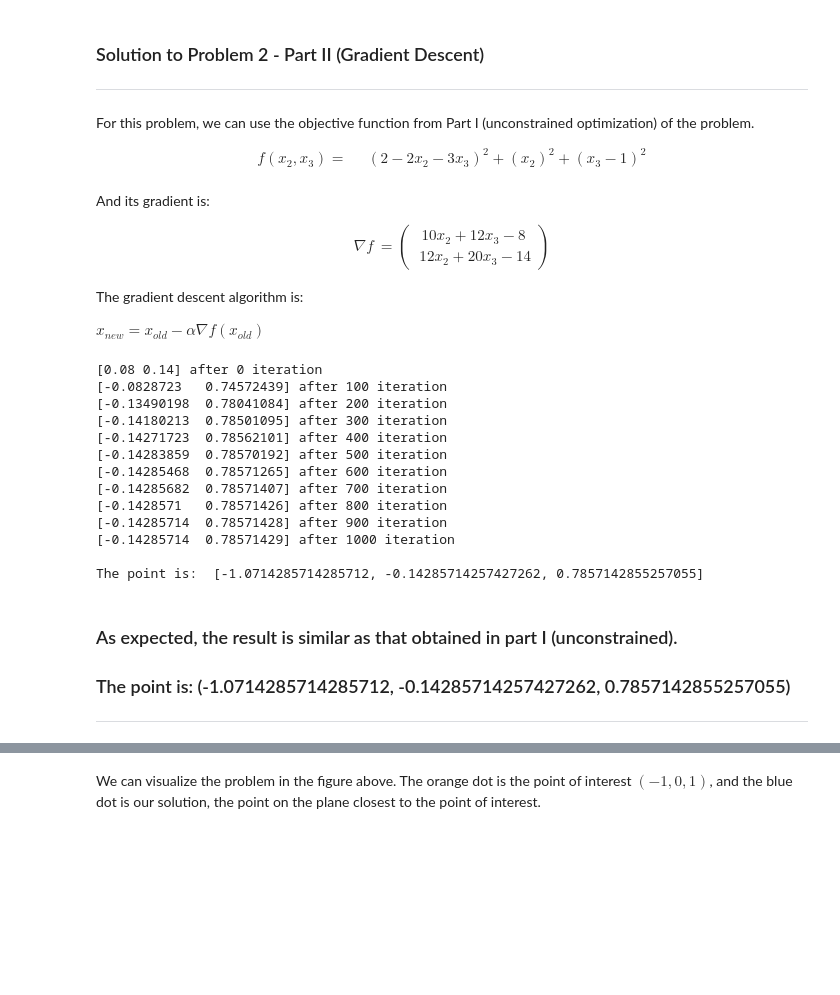
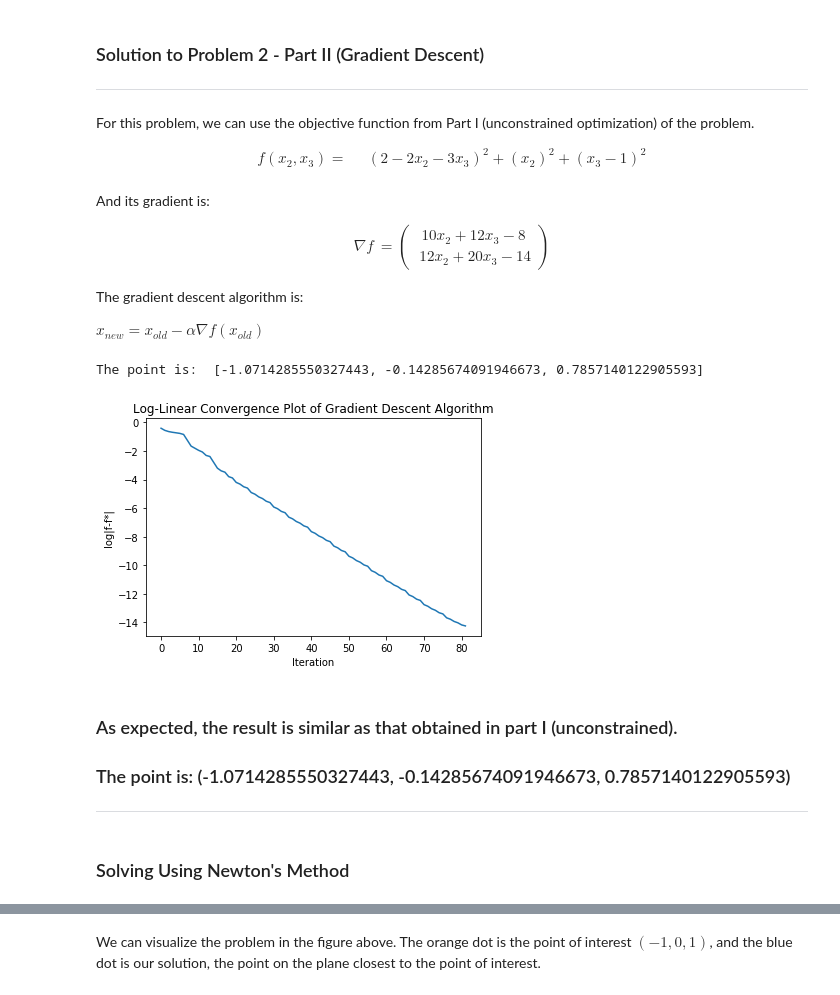
Before and after one commit to ghimiremukesh/Design_Optimization, a Jupyter notebook: Homework/Homework 2.ipynb, the cells around one changed output, grey strips where cells are left out. Drawn from its saved outputs; the diff is of its cells as text; code cells hidden in the pictures; blank space fills up the shorter version.

Commit message:
solved all problems, implemented line_search for both GD and Newtons

```diff
--- a/Homework/Homework 2.ipynb
+++ b/Homework/Homework 2.ipynb
@@ -323,18 +345,3 @@ $$
 The gradient descent algorithm is:
 
 $x_{new} = x_{old} - \alpha \nabla f(x_{old})$
-# %%
-import numpy as np
-X = np.zeros((2))
-
-grad = lambda x: np.array([10*x[0] + 12*x[1] - 8, 12*x[0] + 20*x[1] - 14])
-
-#line search is not implemented, alpha is manually checked
-
-def Gradient_Descent(x, grad, alpha, itr):
-    for i in range(itr):
-        x_new = x - alpha*grad(x)
-        x = x_new
-        if i % 100 == 0:
-            print(x_new, 'after', i, 'iteration')
-    return x_new
@@ -341,24 +389,22 @@ def Gradient_Descent(x, grad, alpha, itr):
 # %%
-result = Gradient_Descent(X, grad, 0.01, 1050)
+result, error = Gradient_Descent(f, grad, X)
 
-print("\nThe point is: ", [(1 - 2*result[0] - 3*result[1]), result[0], result[1]] )
+
+print("\nThe point is: ", [(1 - 2*result[0] - 3*result[1]), result[0], result[1]])
+
+plt.plot(np.log(error))
+plt.xlabel("Iteration")
+plt.ylabel("log|f-f*|")
+plt.title("Log-Linear Convergence Plot of Gradient Descent Algorithm")
+plt.show()
 # %% [output]
-[0.08 0.14] after 0 iteration
-[-0.0828723   0.74572439] after 100 iteration
-[-0.13490198  0.78041084] after 200 iteration
-[-0.14180213  0.78501095] after 300 iteration
-[-0.14271723  0.78562101] after 400 iteration
-[-0.14283859  0.78570192] after 500 iteration
-[-0.14285468  0.78571265] after 600 iteration
-[-0.14285682  0.78571407] after 700 iteration
-[-0.1428571   0.78571426] after 800 iteration
-[-0.14285714  0.78571428] after 900 iteration
-[-0.14285714  0.78571429] after 1000 iteration
-
-The point is:  [-1.0714285714285712, -0.14285714257427262, 0.7857142855257055]
+The point is:  [-1.0714285550327443, -0.14285674091946673, 0.7857140122905593]
+[figure, added]
 # %% [markdown]
 ### As expected, the result is similar as that obtained in part I (unconstrained).
 
-### The point is: (-1.0714285714285712, -0.14285714257427262, 0.7857142855257055)
+### The point is: (-1.0714285550327443, -0.14285674091946673, 0.7857140122905593)
 
 <hr style="height:2px">
+# %% [markdown]
+### Solving Using Newton's Method
```
Also changed, not shown: parts of 14 cells of this notebook.
